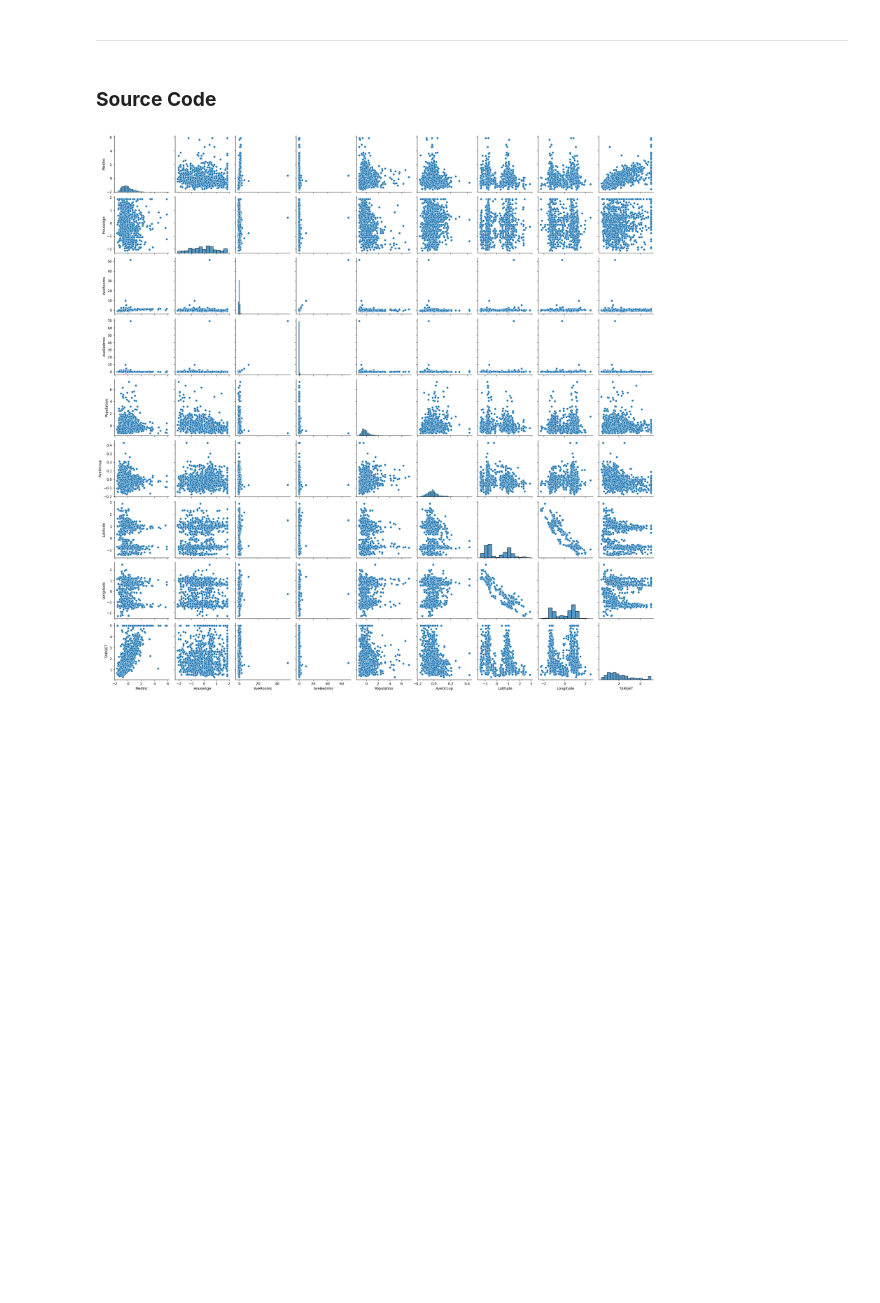
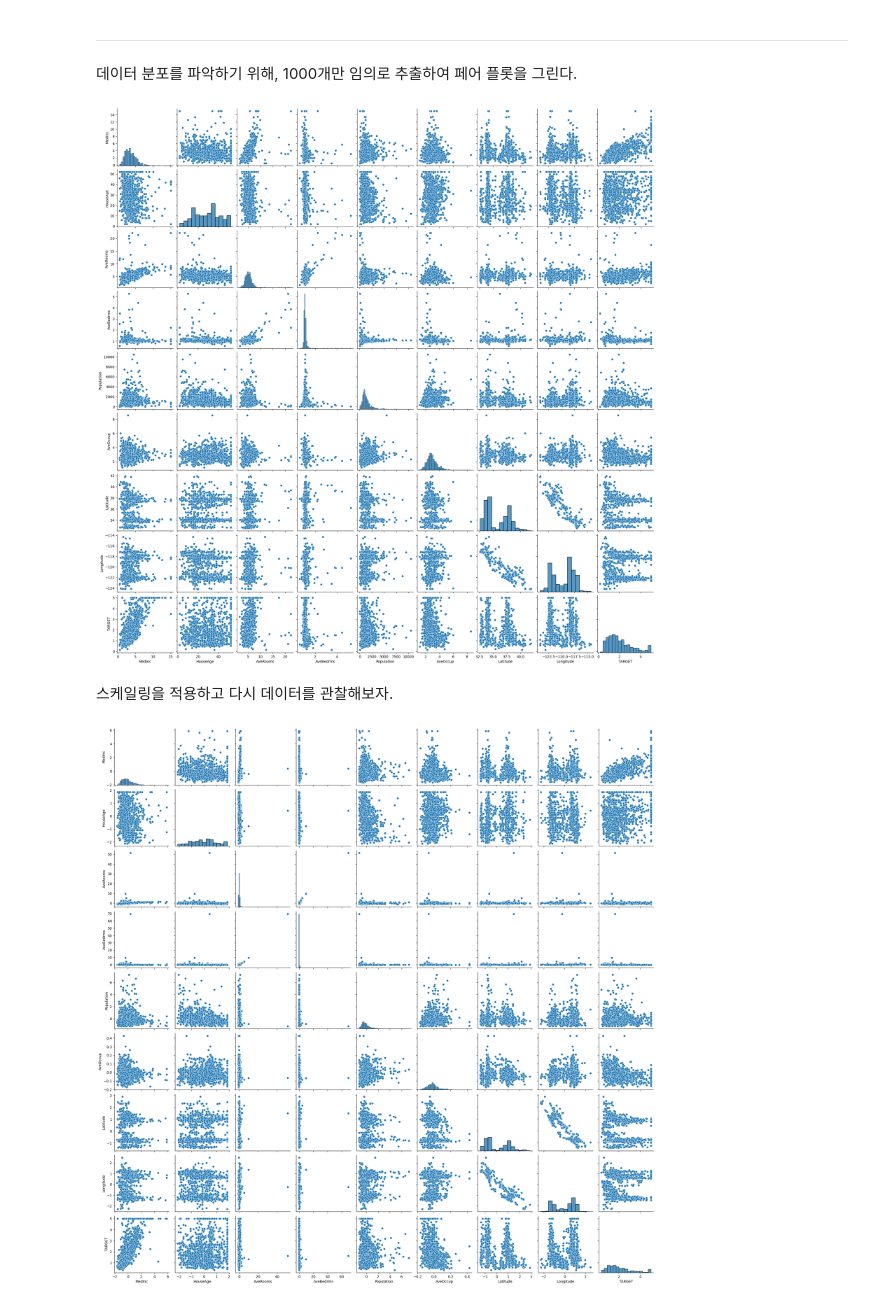
Before and after one commit to codmoni/Deep-Learning-Practice, a Jupyter notebook: Chapter 10. Stochastic Gradient Descent.ipynb, the cells around one changed output. Cells and saved outputs as stored; diff of their text form; code cells hidden in the pictures; blank space fills up the shorter version.

```diff
--- a/Chapter 10. Stochastic Gradient Descent.ipynb
+++ b/Chapter 10. Stochastic Gradient Descent.ipynb
@@ -44,8 +44,15 @@ California Housing dataset
   Statistics and Probability Letters, 33:291-297, 1997.
 # %% [markdown]
 ---
-# %% [markdown]
-### **Source Code**
+# %% [markdown]
+데이터 분포를 파악하기 위해, 1000개만 임의로 추출하여 페어 플롯을 그린다.
+# %%
+sns.pairplot(df.sample(1000))
+plt.show()
+# %% [output]
+[figure, added]
+# %% [markdown]
+스케일링을 적용하고 다시 데이터를 관찰해보자.
 # %%
 scaler = StandardScaler()
 scaler.fit(df.values[:, :-1])
```
Also changed, not shown: parts of 12 cells of this notebook, 3 other files.
